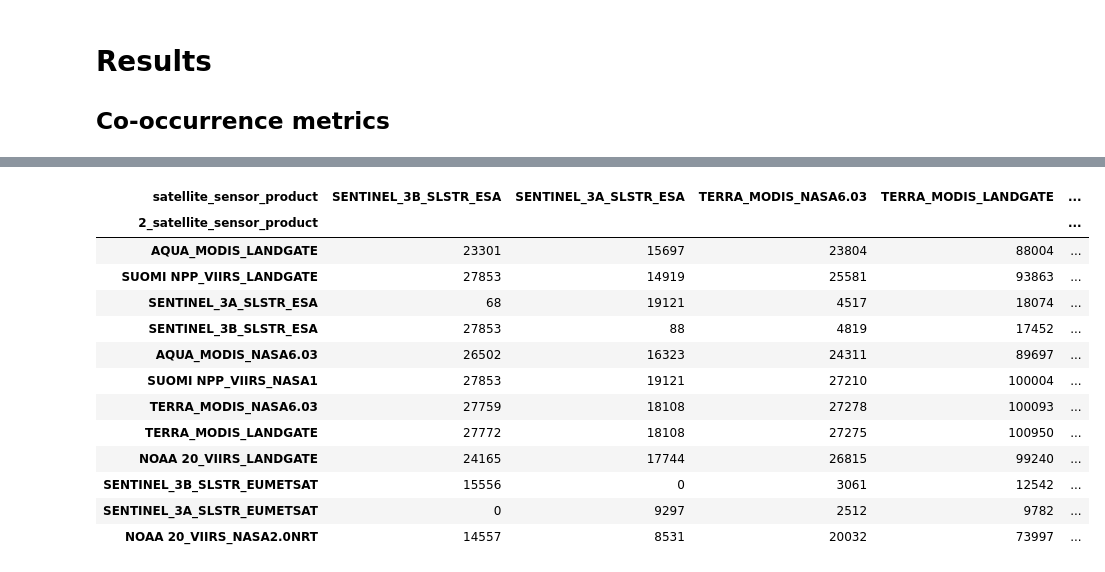
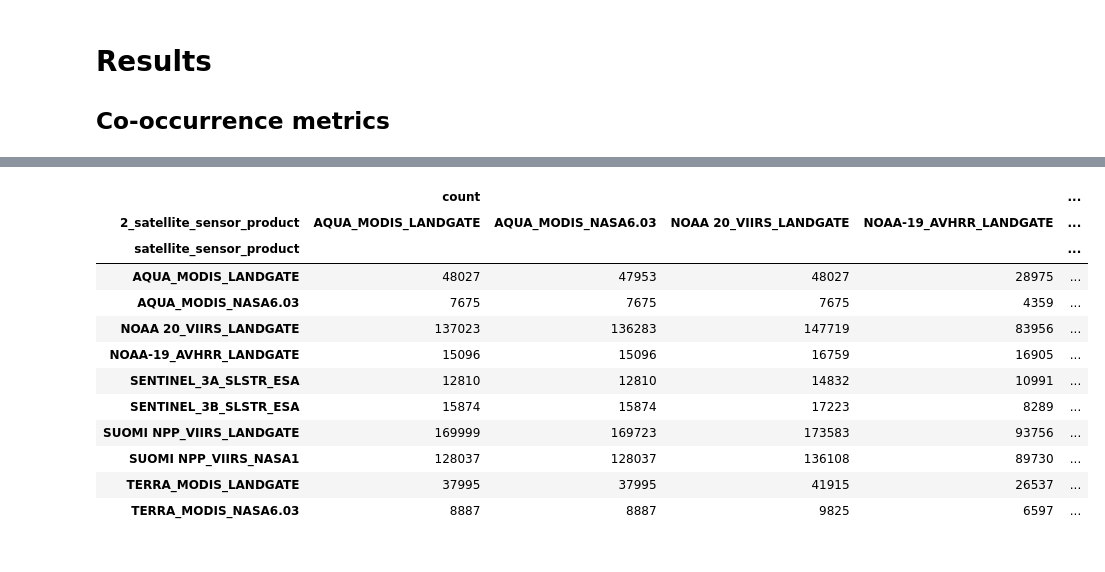
Before and after one commit to s3activefiresaustralia/s3vtdata, a Jupyter notebook: examples/nearest_hotspots_comparison.ipynb, the cells around one changed output, grey strips where cells are left out. Saved outputs shown, nothing was run; the diff lists cells and outputs as text; code cells hidden in the pictures.

```diff
--- a/examples/nearest_hotspots_comparison.ipynb
+++ b/examples/nearest_hotspots_comparison.ipynb
@@ -21,7 +21,7 @@ import src.hotspot_utils as util
 import src.process_nearest_hotspots as nearest_process
 import src.xml_util as xutil
 # %%
-outdir = Path(f"/home/jovyan/s3vt_dask/s3vtdata/workdir_test")
+outdir = Path(f"/home/jovyan/s3vt_dask/s3vtdata/workdir_test1")
 # %%
 logging.basicConfig(
     format='%(asctime)s [%(levelname)s] %(name)s - %(message)s',
@@ -48,12 +48,12 @@ processing_parameters = {
     "landgate_frp": "s3://s3vtaustralia/landgate_hotspots_gdf.geojson",
     "sentinel3_swath_geojson": "s3://s3vtaustralia/sentinel3_swath_gdfs.geojson",
     "dea_frp": None,
-    "lon_west": 147.0,
-    "lat_south": -38.0,
+    "lon_west": 113.0, # 147.0,
+    "lat_south": -10.0, # -38.0,
     "lon_east": 154.0,
-    "lat_north": -27.,
+    "lat_north": -44.0, # -27.,
     "start_date": "2019-11-01",
-    "end_date": "2020-10-08",
+    "end_date": "2019-11-30",
     "start_time": "20:00",
     "end_time": "03:00",
     "chunks": 250,
@@ -155,4 +96,6 @@ nearest_hotspots_csv_files
 # %%
 # returns a dask DataFrame with index set at column `compare_field` from processing_parameters.
 nearest_points_ddf = util.csv_to_dataframe(nearest_hotspots_csv_files, processing_parameters["compare_field"])
+# %%
+nearest_points_ddf = nearest_points_ddf.compute()
 # %%
@@ -214,30 +179,29 @@ numerator.astype(int)
 # %%
-# Count of hotspot matches - total
-denominator = util.dask_pivot_table(
-        nearest_points_ddf,
-        index="2_satellite_sensor_product",
-        column="satellite_sensor_product",
-        values="count",
-        aggfunc="count",
-    ).compute()
+denominator = util.pandas_pivot_table(
+    nearest_points_ddf,
+    index=["satellite_sensor_product"],
+    columns=["2_satellite_sensor_product"],
+    values=["count"],
+    aggfunc={"count": np.sum}
+
+)
 # %%
-denominator.astype(int).to_csv(output_directory.joinpath(f"{comparison_prefix}_matches_count.csv"))
-denominator.astype(int)
+denominator.to_csv(output_directory.joinpath(f"{comparison_prefix}_matches_count.csv"))
+denominator
 # %% [output]
-| satellite_sensor_product | SENTINEL_3B_SLSTR_ESA | SENTINEL_3A_SLSTR_ESA | TERRA_MODIS_NASA6.03 | TERRA_MODIS_LANDGATE | ... |
-| 2_satellite_sensor_product |  |  |  |  | ... |
-| AQUA_MODIS_LANDGATE | 23301 | 15697 | 23804 | 88004 | ... |
-| SUOMI NPP_VIIRS_LANDGATE | 27853 | 14919 | 25581 | 93863 | ... |
-| SENTINEL_3A_SLSTR_ESA | 68 | 19121 | 4517 | 18074 | ... |
-| SENTINEL_3B_SLSTR_ESA | 27853 | 88 | 4819 | 17452 | ... |
-| AQUA_MODIS_NASA6.03 | 26502 | 16323 | 24311 | 89697 | ... |
-| SUOMI NPP_VIIRS_NASA1 | 27853 | 19121 | 27210 | 100004 | ... |
-| TERRA_MODIS_NASA6.03 | 27759 | 18108 | 27278 | 100093 | ... |
-| TERRA_MODIS_LANDGATE | 27772 | 18108 | 27275 | 100950 | ... |
-| NOAA 20_VIIRS_LANDGATE | 24165 | 17744 | 26815 | 99240 | ... |
-| SENTINEL_3B_SLSTR_EUMETSAT | 15556 | 0 | 3061 | 12542 | ... |
-| SENTINEL_3A_SLSTR_EUMETSAT | 0 | 9297 | 2512 | 9782 | ... |
-| NOAA 20_VIIRS_NASA2.0NRT | 14557 | 8531 | 20032 | 73997 | ... |
+|  | count |  |  |  | ... |
+| 2_satellite_sensor_product | AQUA_MODIS_LANDGATE | AQUA_MODIS_NASA6.03 | NOAA 20_VIIRS_LANDGATE | NOAA-19_AVHRR_LANDGATE | ... |
+| satellite_sensor_product |  |  |  |  | ... |
+| AQUA_MODIS_LANDGATE | 48027 | 47953 | 48027 | 28975 | ... |
+| AQUA_MODIS_NASA6.03 | 7675 | 7675 | 7675 | 4359 | ... |
+| NOAA 20_VIIRS_LANDGATE | 137023 | 136283 | 147719 | 83956 | ... |
+| NOAA-19_AVHRR_LANDGATE | 15096 | 15096 | 16759 | 16905 | ... |
+| SENTINEL_3A_SLSTR_ESA | 12810 | 12810 | 14832 | 10991 | ... |
+| SENTINEL_3B_SLSTR_ESA | 15874 | 15874 | 17223 | 8289 | ... |
+| SUOMI NPP_VIIRS_LANDGATE | 169999 | 169723 | 173583 | 93756 | ... |
+| SUOMI NPP_VIIRS_NASA1 | 128037 | 128037 | 136108 | 89730 | ... |
+| TERRA_MODIS_LANDGATE | 37995 | 37995 | 41915 | 26537 | ... |
+| TERRA_MODIS_NASA6.03 | 8887 | 8887 | 9825 | 6597 | ... |
 # %%
 # Difference of matched points closer than 5000m
 difference = denominator - numerator
```
Also changed, not shown: parts of 16 cells of this notebook.
